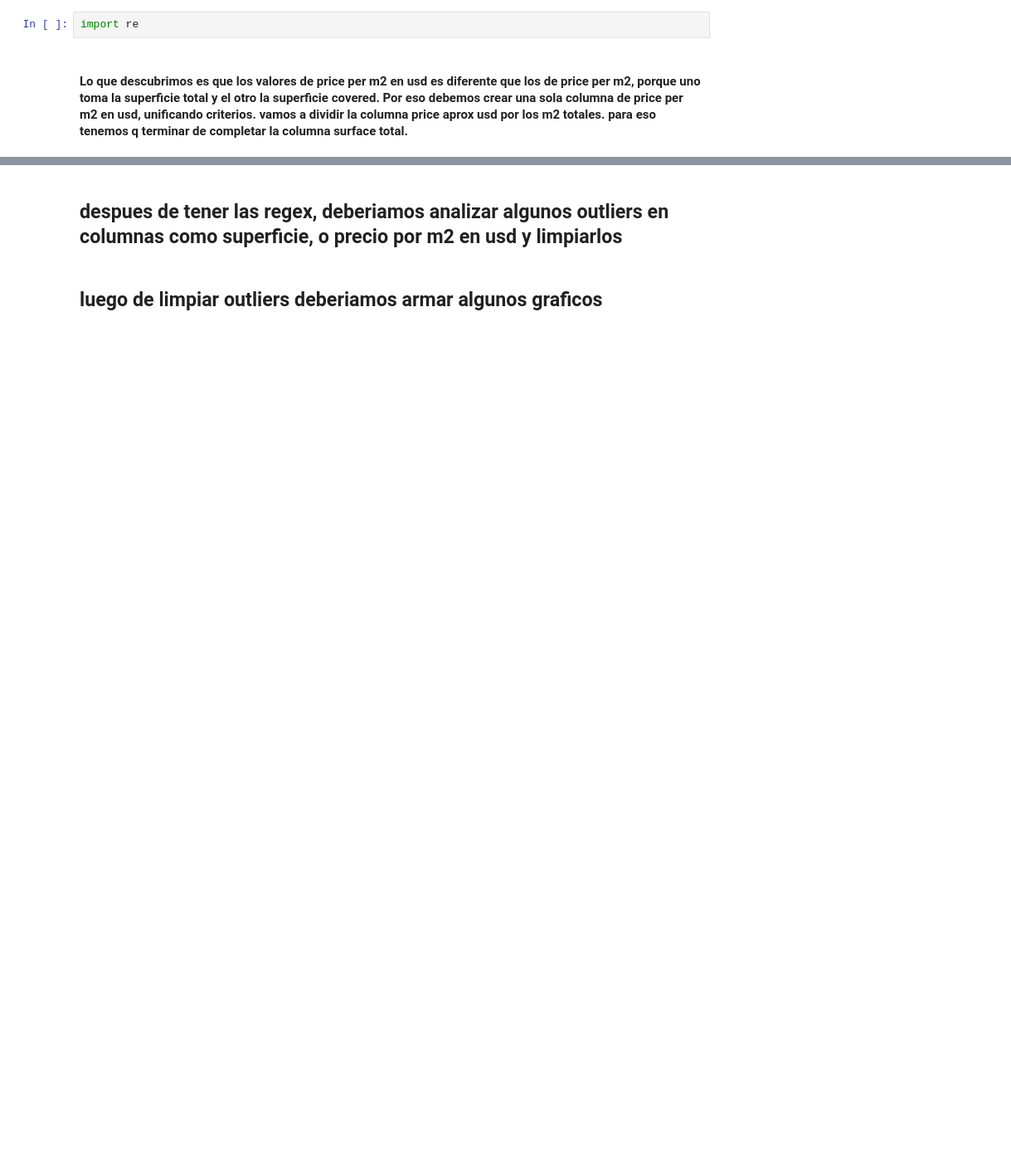
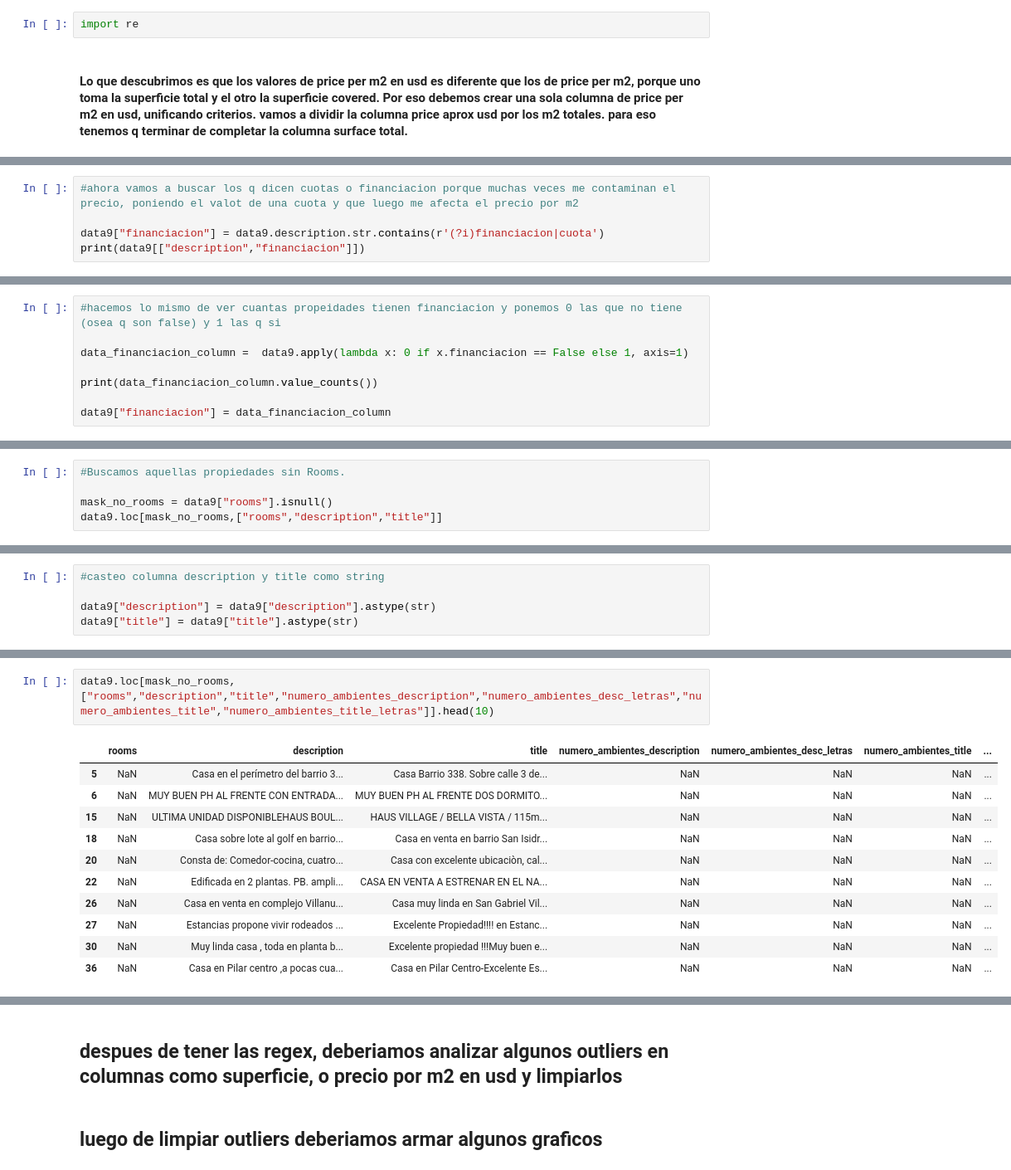
Before and after one commit to Digital-House-economicas/desafio1, a Jupyter notebook: Desafio_1_Final.ipynb, the cells around one changed output, grey strips where cells are left out. Shown at 83% size. Cells and saved outputs as stored; diff of their text form; blank space fills up the shorter version.

```diff
--- a/Desafio_1_Final.ipynb
+++ b/Desafio_1_Final.ipynb
@@ -1249,0 +1461,5 @@ data3.head(3)
+# %%
+#ahora vamos a buscar los q dicen cuotas o financiacion porque muchas veces me contaminan el precio, poniendo el valot de una cuota y que luego me afecta el precio por m2
+
+data9["financiacion"] = data9.description.str.contains(r'(?i)financiacion|cuota')
+print(data9[["description","financiacion"]])
@@ -1249,0 +1489,8 @@ data3.head(3)
+# %%
+#hacemos lo mismo de ver cuantas propeidades tienen financiacion y ponemos 0 las que no tiene (osea q son false) y 1 las q si
+
+data_financiacion_column =  data9.apply(lambda x: 0 if x.financiacion == False else 1, axis=1)
+
+print(data_financiacion_column.value_counts())
+
+data9["financiacion"] = data_financiacion_column
@@ -1249,0 +1526,5 @@ data3.head(3)
+# %%
+#Buscamos aquellas propiedades sin Rooms.
+
+mask_no_rooms = data9["rooms"].isnull()
+data9.loc[mask_no_rooms,["rooms","description","title"]]
@@ -1249,0 +1545,5 @@ data3.head(3)
+# %%
+#casteo columna description y title como string
+
+data9["description"] = data9["description"].astype(str)
+data9["title"] = data9["title"].astype(str)
@@ -1249,0 +1584,14 @@ data3.head(3)
+# %%
+data9.loc[mask_no_rooms,["rooms","description","title","numero_ambientes_description","numero_ambientes_desc_letras","numero_ambientes_title","numero_ambientes_title_letras"]].head(10)
+# %% [output]
+|  | rooms | description | title | numero_ambientes_description | numero_ambientes_desc_letras | numero_ambientes_title | ... |
+| 5 | NaN | Casa en el perímetro del barrio 3... | Casa Barrio 338. Sobre calle 3 de... | NaN | NaN | NaN | ... |
+| 6 | NaN | MUY BUEN PH AL FRENTE CON ENTRADA... | MUY BUEN PH AL FRENTE DOS DORMITO... | NaN | NaN | NaN | ... |
+| 15 | NaN | ULTIMA UNIDAD DISPONIBLEHAUS BOUL... | HAUS VILLAGE / BELLA VISTA / 115m... | NaN | NaN | NaN | ... |
+| 18 | NaN | Casa sobre lote al golf en barrio... | Casa en venta en barrio San Isidr... | NaN | NaN | NaN | ... |
+| 20 | NaN | Consta de: Comedor-cocina, cuatro... | Casa con excelente ubicaciòn, cal... | NaN | NaN | NaN | ... |
+| 22 | NaN | Edificada en 2 plantas. PB. ampli... | CASA EN VENTA A ESTRENAR EN EL NA... | NaN | NaN | NaN | ... |
+| 26 | NaN | Casa en venta en complejo Villanu... | Casa muy linda en San Gabriel Vil... | NaN | NaN | NaN | ... |
+| 27 | NaN | Estancias propone vivir rodeados ... | Excelente Propiedad!!!! en Estanc... | NaN | NaN | NaN | ... |
+| 30 | NaN | Muy linda casa , toda en planta b... | Excelente propiedad !!!Muy buen e... | NaN | NaN | NaN | ... |
+| 36 | NaN | Casa en Pilar centro ,a pocas cua... | Casa en Pilar Centro-Excelente Es... | NaN | NaN | NaN | ... |
```
Also changed, not shown: parts of 147 cells of this notebook.
